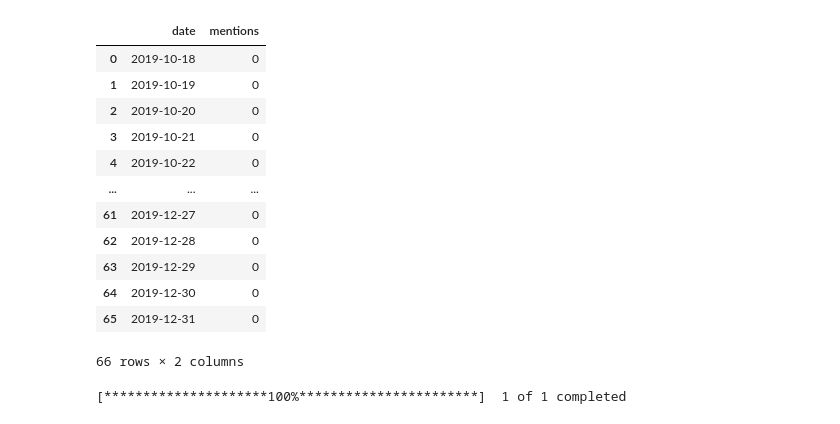
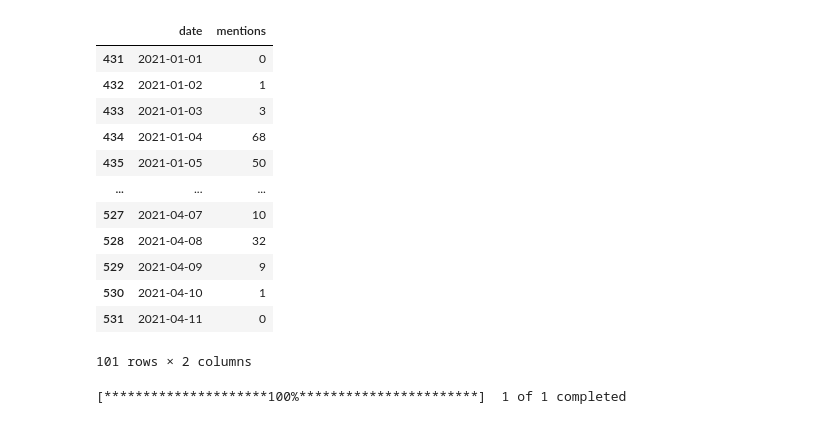
Before and after one commit to mashtree/py_1C-R-project, a Jupyter notebook: Stock Code Extract + Yfinance.ipynb, the cells around one changed output. Drawn from its saved outputs; the diff is of its cells as text; code cells hidden in the pictures.

```diff
--- a/Stock Code Extract + Yfinance.ipynb
+++ b/Stock Code Extract + Yfinance.ipynb
@@ -79,22 +79,22 @@ Masukkan tanggal akhir (Format: yyyy-mm-dd) : 2019-12-31
 | 530 | 2021-04-10 | 1 |
 | 531 | 2021-04-11 | 0 |
 # %%
-dfa = df[(df['date'] >= '2019-01-01') & (df['date'] <= '2019-12-31')]
+dfa = df[(df['date'] >= start_date) & (df['date'] <= finish_date)]
 dfa
 # %% [output]
 |  | date | mentions |
-| 0 | 2019-10-18 | 0 |
-| 1 | 2019-10-19 | 0 |
-| 2 | 2019-10-20 | 0 |
-| 3 | 2019-10-21 | 0 |
-| 4 | 2019-10-22 | 0 |
+| 431 | 2021-01-01 | 0 |
+| 432 | 2021-01-02 | 1 |
+| 433 | 2021-01-03 | 3 |
+| 434 | 2021-01-04 | 68 |
+| 435 | 2021-01-05 | 50 |
 | ... | ... | ... |
-| 61 | 2019-12-27 | 0 |
-| 62 | 2019-12-28 | 0 |
-| 63 | 2019-12-29 | 0 |
-| 64 | 2019-12-30 | 0 |
-| 65 | 2019-12-31 | 0 |
+| 527 | 2021-04-07 | 10 |
+| 528 | 2021-04-08 | 32 |
+| 529 | 2021-04-09 | 9 |
+| 530 | 2021-04-10 | 1 |
+| 531 | 2021-04-11 | 0 |
-66 rows × 2 columns
+101 rows × 2 columns
 # %%
 #Cek ekstensi .JK di kode saham
 check_stockcode = stockcode.find(".JK")
```
Also changed, not shown: parts of 6 cells of this notebook.
